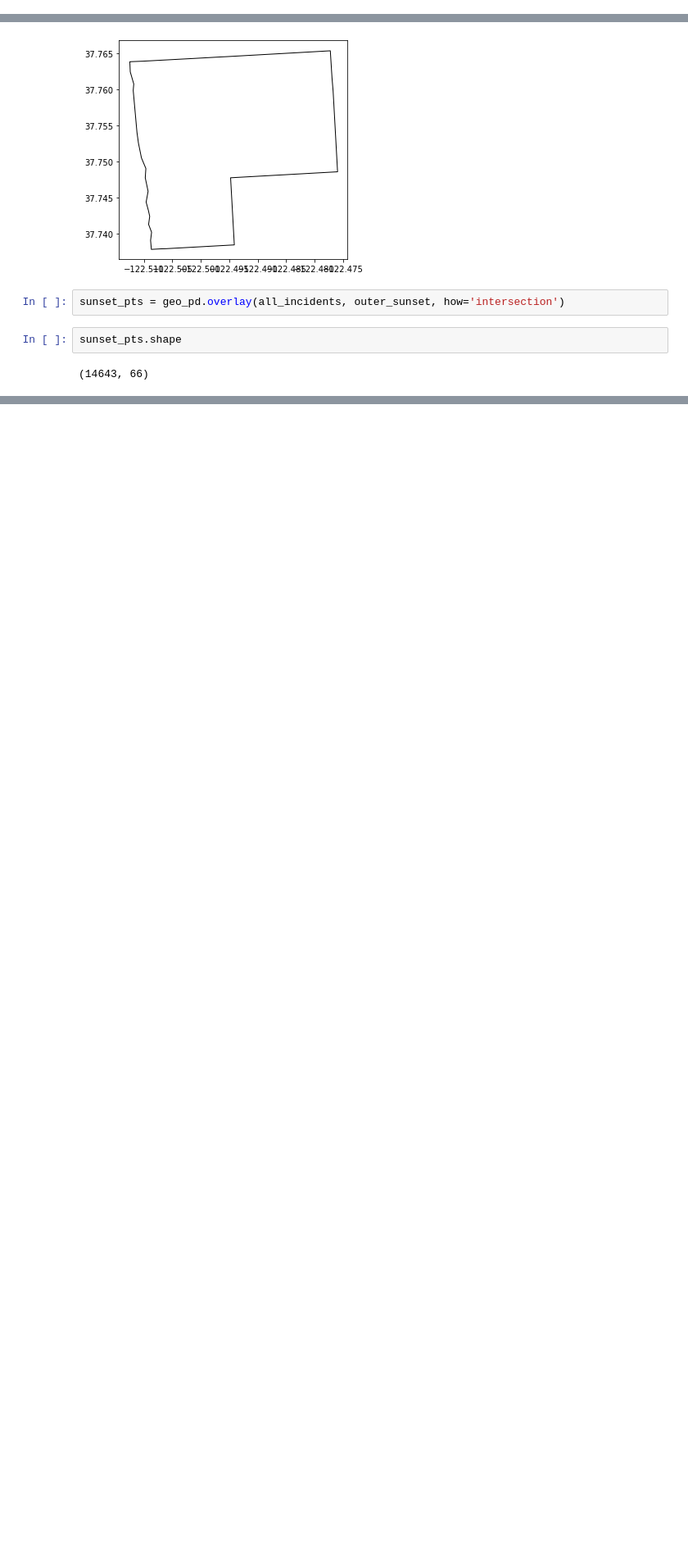
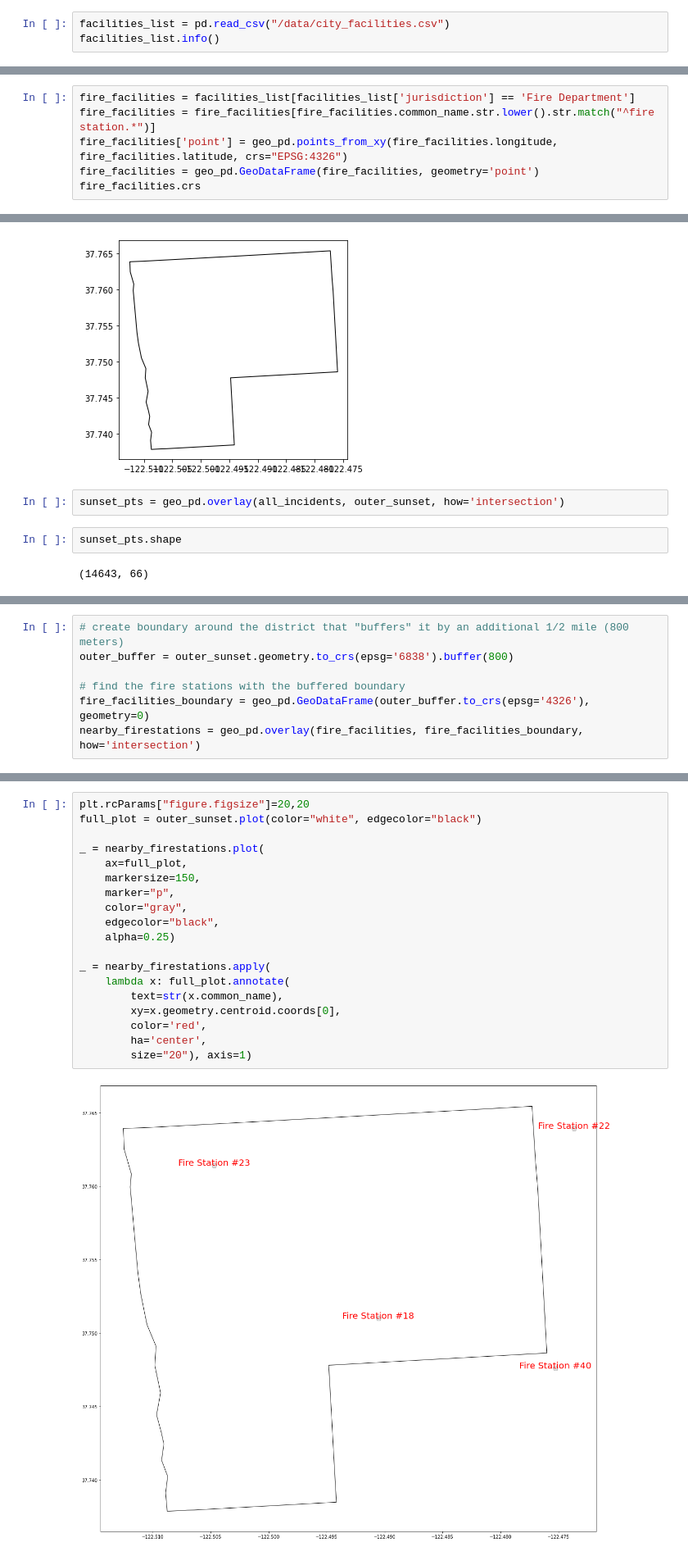
Before and after one commit to mjgood4/firstrespondersites, a Jupyter notebook: research/eda/manderson334/notebooks/Sunset and Parkside.ipynb, the cells around one changed output, grey strips where cells are left out. Shown at 82% size. Drawn from its saved outputs; the diff is of its cells as text; blank space fills up the shorter version.

```diff
--- a/research/eda/manderson334/notebooks/Sunset and Parkside.ipynb
+++ b/research/eda/manderson334/notebooks/Sunset and Parkside.ipynb
@@ -76,0 +97,3 @@ _ = sf_neighborhoods.geometry.plot()
+# %%
+facilities_list = pd.read_csv("/data/city_facilities.csv")
+facilities_list.info()
@@ -76,0 +118,6 @@ _ = sf_neighborhoods.geometry.plot()
+# %%
+fire_facilities = facilities_list[facilities_list['jurisdiction'] == 'Fire Department']
+fire_facilities = fire_facilities[fire_facilities.common_name.str.lower().str.match("^fire station.*")]
+fire_facilities['point'] = geo_pd.points_from_xy(fire_facilities.longitude, fire_facilities.latitude, crs="EPSG:4326")
+fire_facilities = geo_pd.GeoDataFrame(fire_facilities, geometry='point')
+fire_facilities.crs
@@ -130,0 +226,7 @@ _ = sunset_pts.sample(500).plot(ax=base_plot)
+# %%
+# create boundary around the district that "buffers" it by an additional 1/2 mile (800 meters)
+outer_buffer = outer_sunset.geometry.to_crs(epsg='6838').buffer(800)
+
+# find the fire stations with the buffered boundary
+fire_facilities_boundary = geo_pd.GeoDataFrame(outer_buffer.to_crs(epsg='4326'), geometry=0)
+nearby_firestations = geo_pd.overlay(fire_facilities, fire_facilities_boundary, how='intersection')
@@ -130,0 +241,21 @@ _ = sunset_pts.sample(500).plot(ax=base_plot)
+# %%
+plt.rcParams["figure.figsize"]=20,20
+full_plot = outer_sunset.plot(color="white", edgecolor="black")
+
+_ = nearby_firestations.plot(
+    ax=full_plot,
+    markersize=150,
+    marker="p",
+    color="gray",
+    edgecolor="black",
+    alpha=0.25)
+
+_ = nearby_firestations.apply(
+    lambda x: full_plot.annotate(
+        text=str(x.common_name),
+        xy=x.geometry.centroid.coords[0],
+        color='red',
+        ha='center',
+        size="20"), axis=1)
+# %% [output]
+[figure, added]
```
Also changed, not shown: parts of 29 cells of this notebook, 1 other file.
